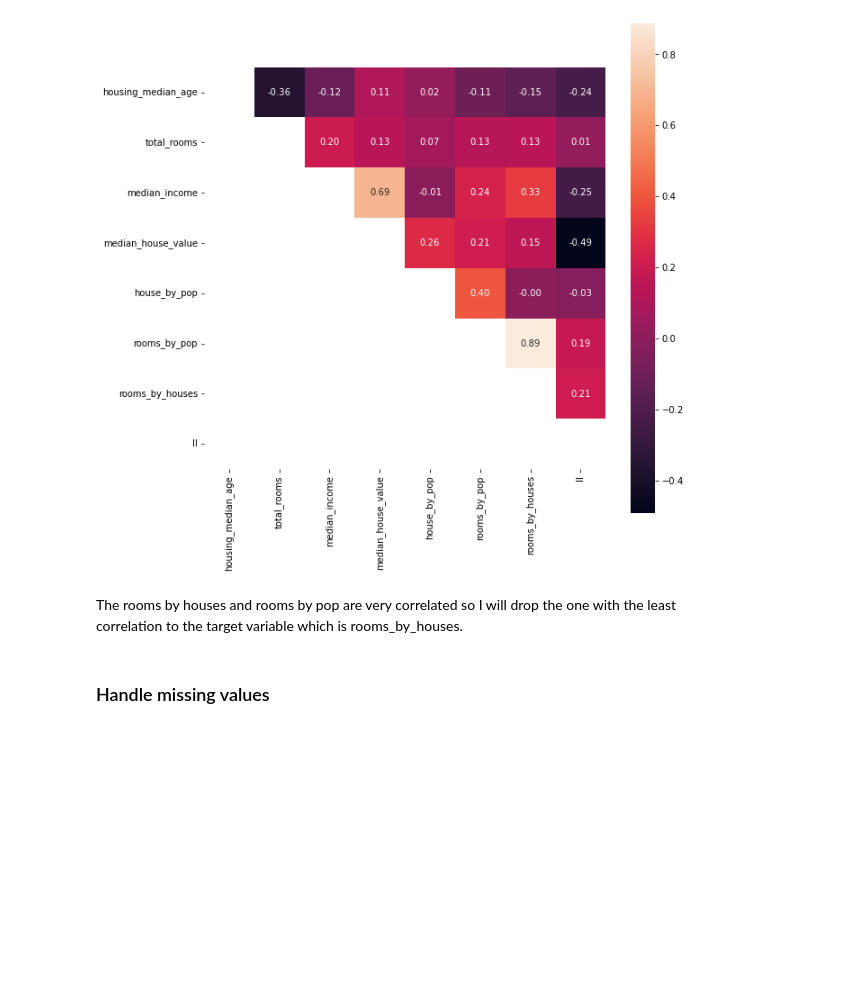
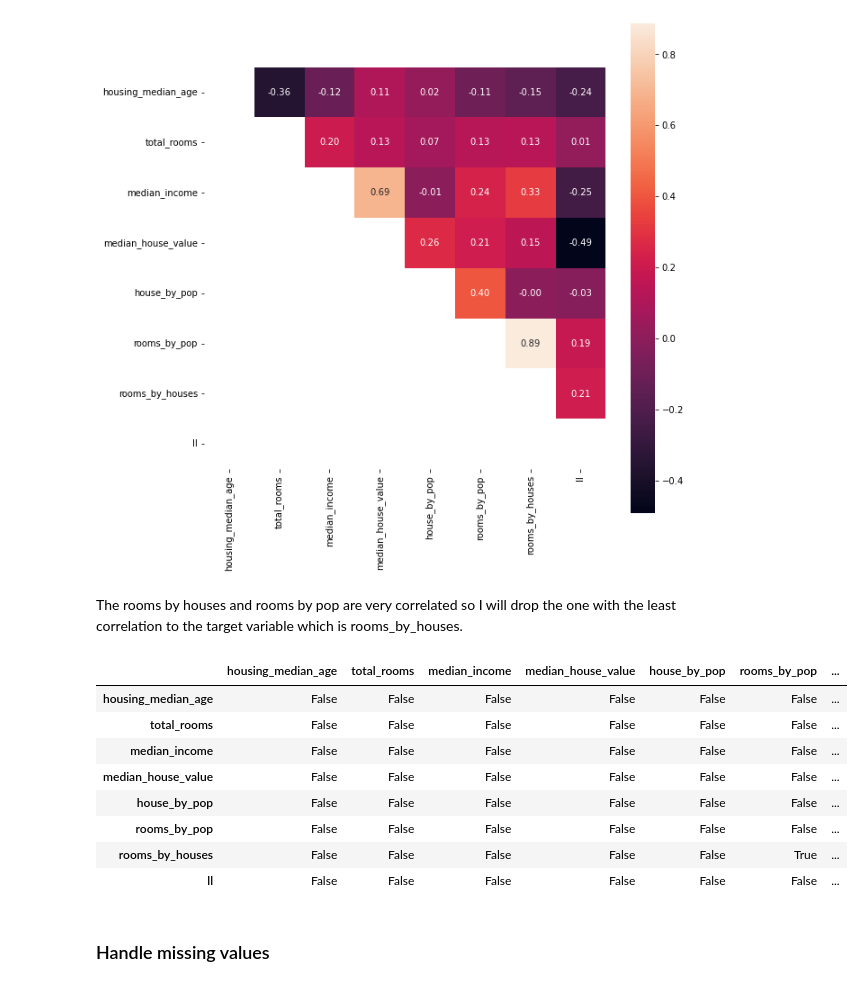
Before and after one commit to noakawa/Moveo_skills, a Jupyter notebook: data_exploration/data_exploration.ipynb, the cells around one changed output. Cells and saved outputs as stored; diff of their text form; code cells hidden in the pictures; blank space fills up the shorter version.

```diff
--- a/data_exploration/data_exploration.ipynb
+++ b/data_exploration/data_exploration.ipynb
@@ -244,6 +244,18 @@ Deprecated in NumPy 1.20; for more details and guidance: https://numpy.org/devdo
 [figure]
 # %% [markdown]
 The rooms by houses and rooms by pop are very correlated so I will drop the one with the least correlation to the target variable which is rooms_by_houses.
+# %%
+df2.corr()[(np.abs(df2.corr())>0.8)&(np.abs(df2.corr())<1)].isna() == False
+# %% [output]
+|  | housing_median_age | total_rooms | median_income | median_house_value | house_by_pop | rooms_by_pop | ... |
+| housing_median_age | False | False | False | False | False | False | ... |
+| total_rooms | False | False | False | False | False | False | ... |
+| median_income | False | False | False | False | False | False | ... |
+| median_house_value | False | False | False | False | False | False | ... |
+| house_by_pop | False | False | False | False | False | False | ... |
+| rooms_by_pop | False | False | False | False | False | False | ... |
+| rooms_by_houses | False | False | False | False | False | True | ... |
+| ll | False | False | False | False | False | False | ... |
 # %%
 df2.drop(columns='rooms_by_houses', inplace=True)
 # %%
```
Also changed, not shown: parts of 1 cell of this notebook, 2 other files.
